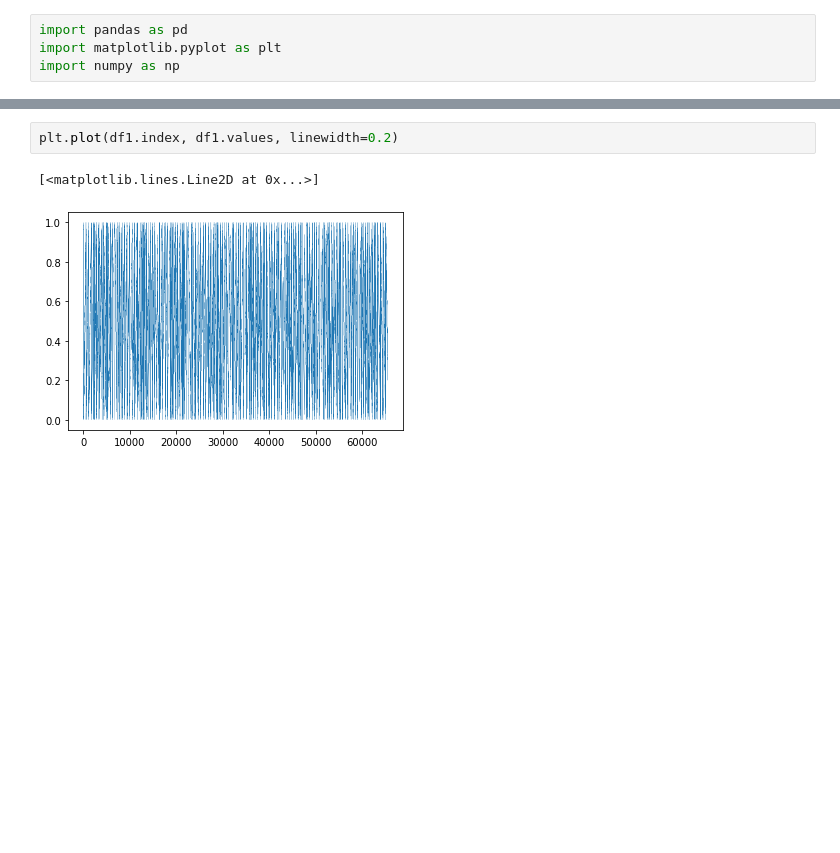
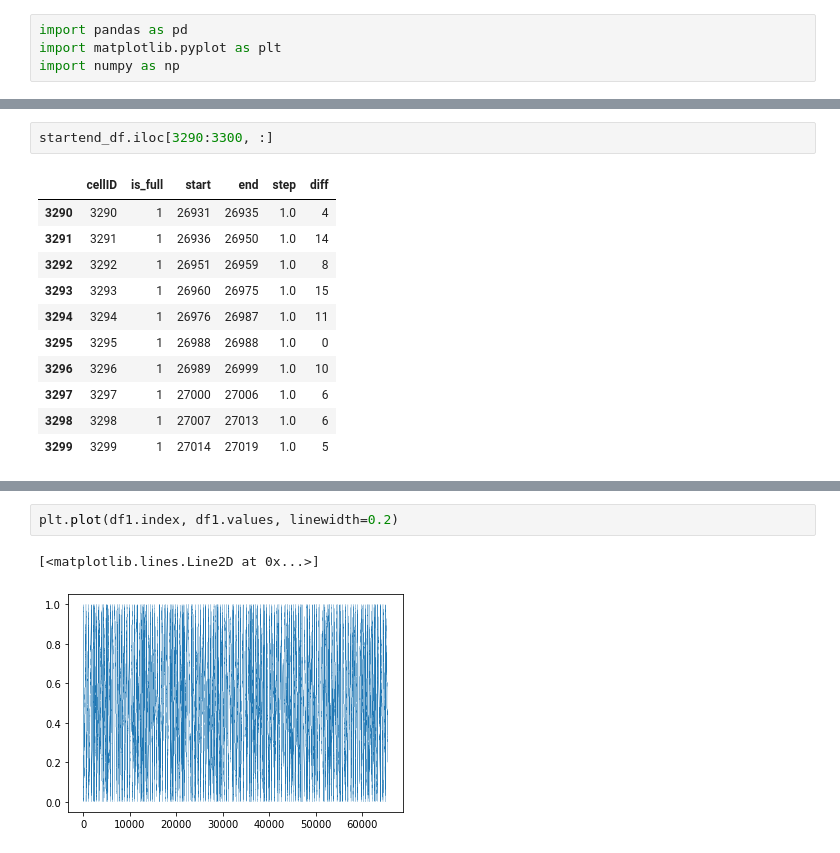
Before and after one commit to RobertRuta/GPU_Accelerated_Vicsek, a Jupyter notebook: data_analysis/data_analysis.ipynb, the cells around one changed output, grey strips where cells are left out. Cells and saved outputs as stored; diff of their text form; blank space fills up the shorter version.

```diff
--- a/data_analysis/data_analysis.ipynb
+++ b/data_analysis/data_analysis.ipynb
@@ -4,0 +64,14 @@ import numpy as np
+# %%
+startend_df.iloc[3290:3300, :]
+# %% [output]
+|  | cellID | is_full | start | end | step | diff |
+| 3290 | 3290 | 1 | 26931 | 26935 | 1.0 | 4 |
+| 3291 | 3291 | 1 | 26936 | 26950 | 1.0 | 14 |
+| 3292 | 3292 | 1 | 26951 | 26959 | 1.0 | 8 |
+| 3293 | 3293 | 1 | 26960 | 26975 | 1.0 | 15 |
+| 3294 | 3294 | 1 | 26976 | 26987 | 1.0 | 11 |
+| 3295 | 3295 | 1 | 26988 | 26988 | 1.0 | 0 |
+| 3296 | 3296 | 1 | 26989 | 26999 | 1.0 | 10 |
+| 3297 | 3297 | 1 | 27000 | 27006 | 1.0 | 6 |
+| 3298 | 3298 | 1 | 27007 | 27013 | 1.0 | 6 |
+| 3299 | 3299 | 1 | 27014 | 27019 | 1.0 | 5 |
```
Also changed, not shown: parts of 28 cells of this notebook.
